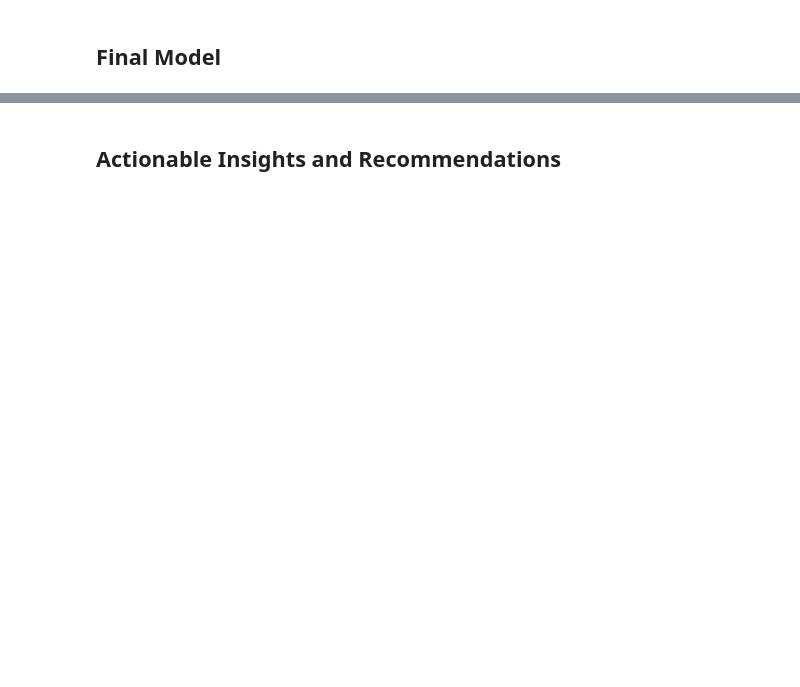
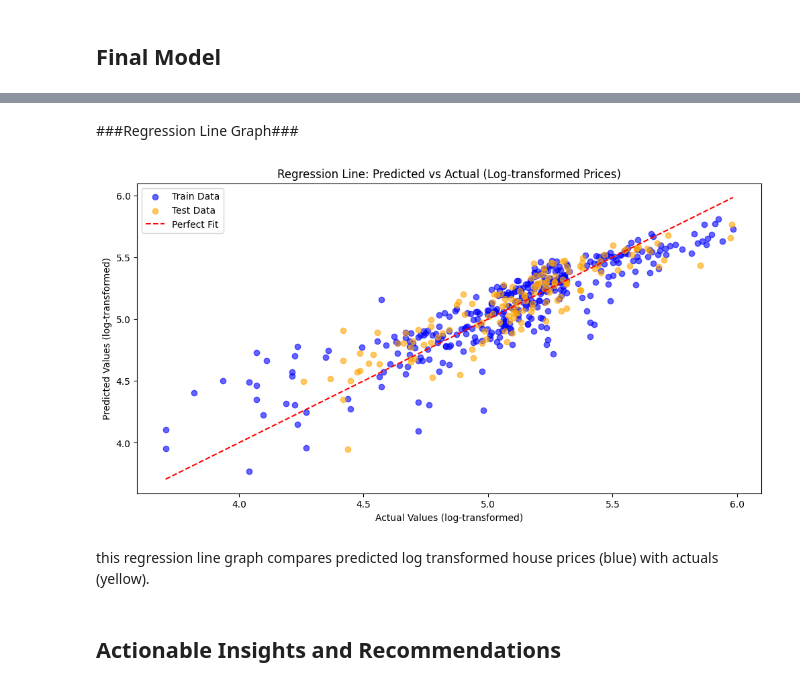
Before and after one commit to avandenberghe/boston_correllation, a Jupyter notebook: Boston_house_price_Full_Code.ipynb, the cells around one changed output, grey strips where cells are left out. Cells and saved outputs as stored; diff of their text form; code cells hidden in the pictures; blank space fills up the shorter version.

```diff
--- a/Boston_house_price_Full_Code.ipynb
+++ b/Boston_house_price_Full_Code.ipynb
@@ -1211,7 +1116,0 @@ print(y_price1.shape)
-# %%
-## split into training and test sets
-X_train_2, X_test_2, Y_train_2, Y_test_2 = train_test_split(X_rooms1, y_price1, test_size = 0.2, random_state=5)
-print(X_train_2.shape)
-print(X_test_2.shape)
-print(Y_train_2.shape)
-print(Y_test_2.shape)
@@ -1223,5 +1116,0 @@ print(Y_test_2.shape)
-# %%
-## train the model2
-reg_2 = LinearRegression()
-reg_2.fit(X_train_2, Y_train_2)
-y_train_predict_2 = reg_2.predict(X_train_2)
@@ -1271,3 +1140,41 @@ we can try PCA. this will create "buckets" with same characteristics so that the
+# %% [markdown]
+###Regression Line Graph###
+# %%
+
+
+import numpy as np
+import matplotlib.pyplot as plt
+
+# Predicted values
+y_pred_train = model2.predict(X_train_2)
+y_pred_test = model2.predict(X_test_2)
+
+# Actual values
+y_actual_train = y_train_2
+y_actual_test = y_test_2
+
+# Scatter plot for training data
+plt.figure(figsize=(12, 6))
+plt.scatter(y_actual_train, y_pred_train, alpha=0.6, label="Train Data", color='blue')
+
+# Scatter plot for testing data
+plt.scatter(y_actual_test, y_pred_test, alpha=0.6, label="Test Data", color='orange')
+
+# Perfect prediction line
+plt.plot([min(y_actual_train), max(y_actual_train)],
+         [min(y_actual_train), max(y_actual_train)],
+         color='red', linestyle='--', label='Perfect Fit')
+
+# Titles and labels
+plt.title('Regression Line: Predicted vs Actual (Log-transformed Prices)')
+plt.xlabel('Actual Values (log-transformed)')
+plt.ylabel('Predicted Values (log-transformed)')
+plt.legend()
+plt.show()
+# %% [output]
+[figure, added]
+# %% [markdown]
+this regression line graph compares predicted log transformed house prices (blue) with actuals (yellow).
 # %% [markdown]
 ## Actionable Insights and Recommendations
 # %% [markdown]
```
Also changed, not shown: parts of 19 cells of this notebook.
